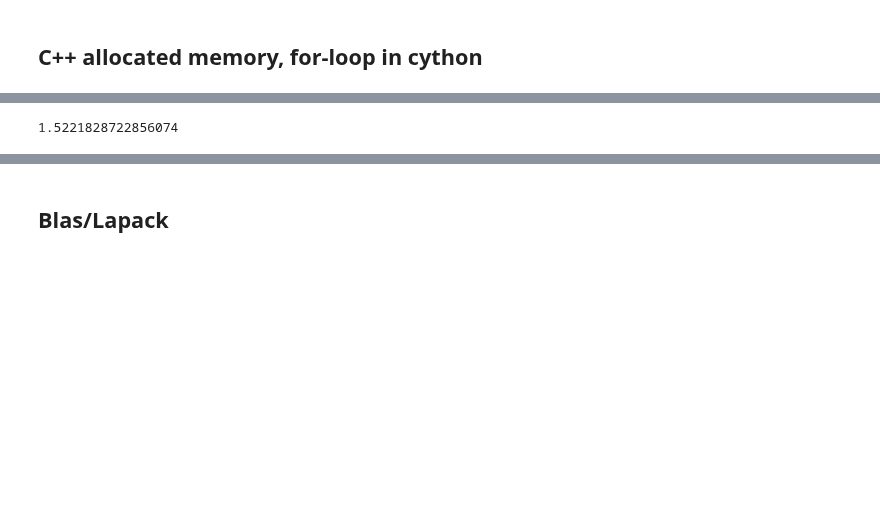
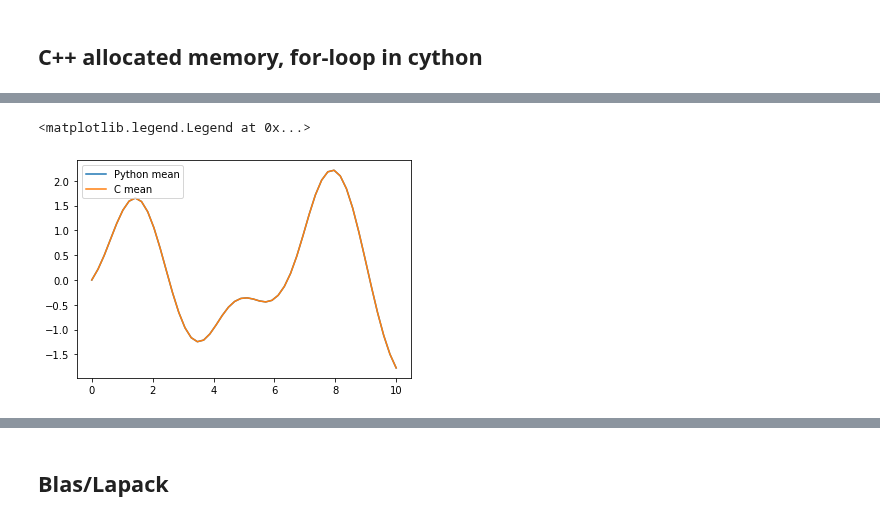
Before and after one commit to mlysy/rodeo-legacy, a Jupyter notebook: cython/Cythonize.ipynb, the cells around one changed output, grey strips where cells are left out. Cells and saved outputs as stored; diff of their text form; code cells hidden in the pictures; blank space fills up the shorter version.

```diff
--- a/cython/Cythonize.ipynb
+++ b/cython/Cythonize.ipynb
@@ -175,6 +157,10 @@ cimport numpy as np
 
 cpdef ode_fun2(double[::1] x_t, double t):
     return np.array([sin(2*t) - x_t[0]])
+# %%
+dim_meas = 1
+DTYPE = np.double
+x_meass = np.zeros((dim_meas, n_steps),dtype=DTYPE)
 # %%
 pre_cy = %timeit -o -n 100 _, _, _ =\
 kalman_ode(ode_fun2, x0_state, tmin, tmax, n_eval, wgt_state, \
@@ -184,4 +170,3 @@ kalman_ode(ode_fun2, x0_state, tmin, tmax, n_eval, wgt_state, \
 # %%
-pre_off_cy = %timeit -o -n 100 _, _, _ =\
-kalman_ode(ode_fun2, x0_state, tmin, tmax, n_eval, wgt_state, \
-               mu_state, var_state, wgt_meas, z_state_sim, x_meass, smooth_sim=True, offline=False)
+kalman_x, kalman_mu, _ = kalman_ode(ode_fun2, x0_state, tmin, tmax, n_eval, wgt_state, \
+               mu_state, var_state, wgt_meas, z_state_sim, x_meass, smooth_sim=True)
@@ -190,7 +173,13 @@ kalman_ode(ode_fun2, x0_state, tmin, tmax, n_eval, wgt_state, \
-# %%
-ode.average/pre_off_cy.average
-# %% [output]
-1.5221828722856074
+# %%
+tseq = np.linspace(tmin, tmax, n_steps)
+plt.plot(tseq, Yn_chk_mean[:, 1], label = 'Python mean')
+#plt.plot(tseq, Yn[:, 1], label = 'Python sample')
+plt.plot(tseq, kalman_mu[1],label = 'C mean')
+#plt.plot(tseq, Yn2[1], label = 'C sample')
+plt.legend(loc='upper left')
+# %% [output]
+<matplotlib.legend.Legend at 0x...>
+[figure, added]
 # %%
 dim_state = 50
 dim_meas = 10
```
Also changed, not shown: parts of 15 cells of this notebook, 3 other files.
